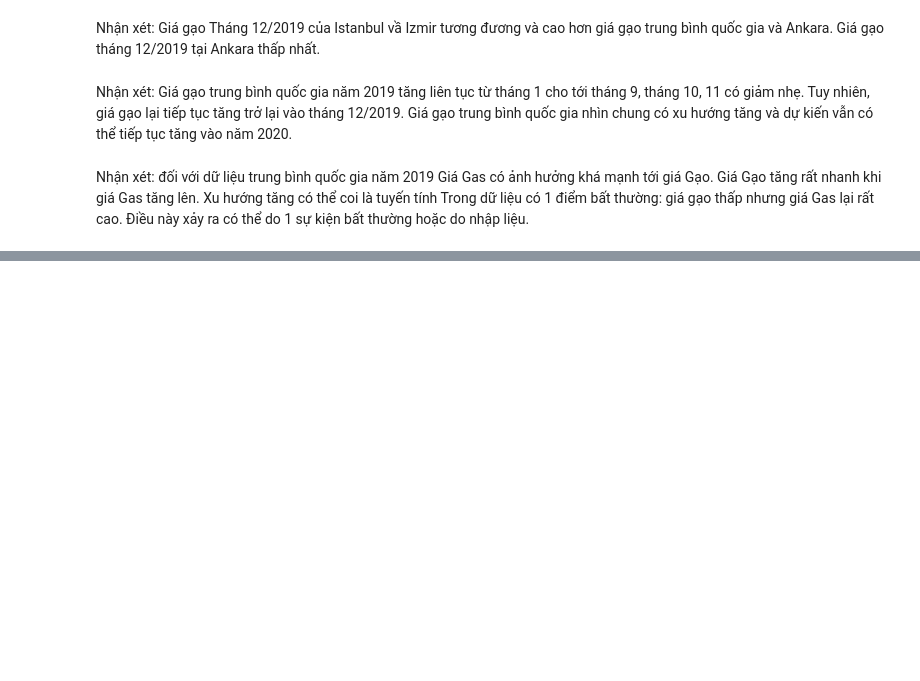
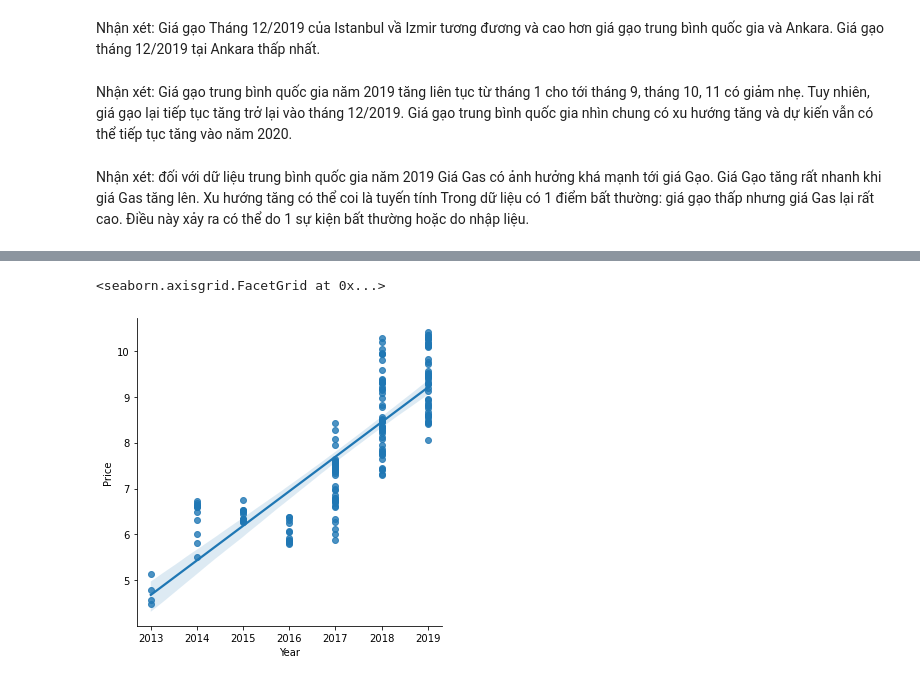
Before and after one commit to Trang27cl/testgit, a Jupyter notebook: FoodPrice_in_Turkey.ipynb, the cells around one changed output, grey strips where cells are left out. Saved outputs shown, nothing was run; the diff lists cells and outputs as text; code cells hidden in the pictures; blank space fills up the shorter version.

```diff
--- a/FoodPrice_in_Turkey.ipynb
+++ b/FoodPrice_in_Turkey.ipynb
@@ -464,0 +491,7 @@ plt.show()
+# %%
+#Lọc dữ liệu sản phẩm gạo, vẽ biểu đồ xu hướng qua các năm
+rice_df = df1[df1["ProductId"] == 52]
+sns.lmplot(x="Year", y="Price",data = rice_df)
+# %% [output]
+<seaborn.axisgrid.FacetGrid at 0x...>
+[figure, added]
```
Also changed, not shown: parts of 19 cells of this notebook.
